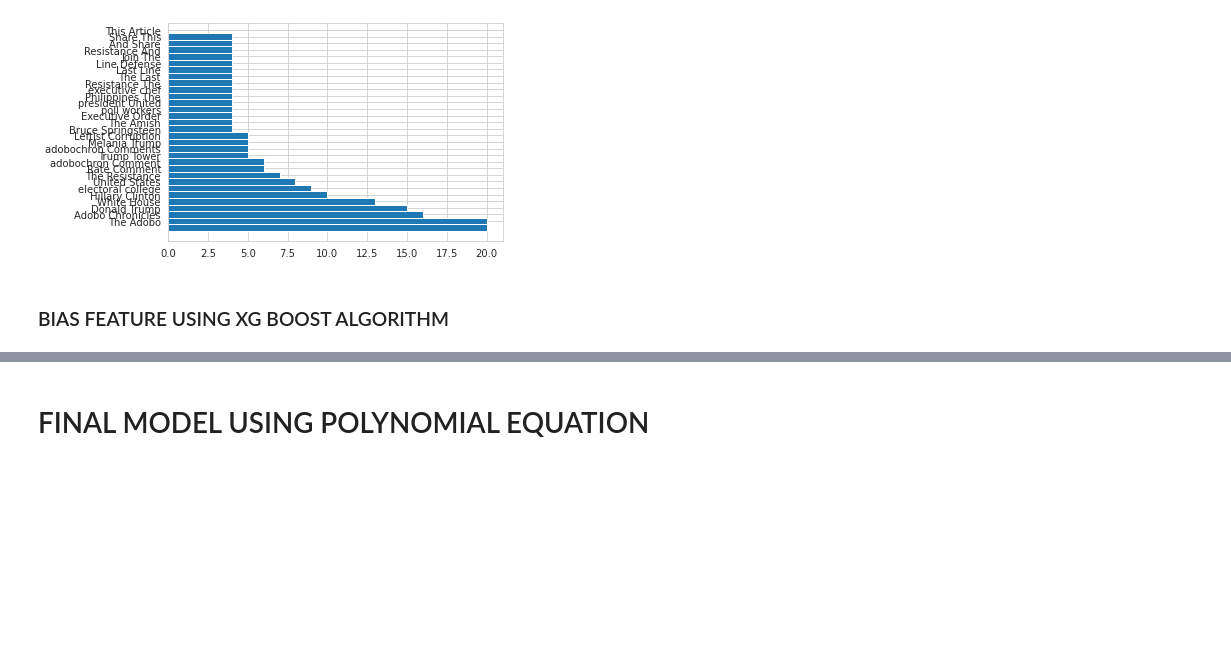
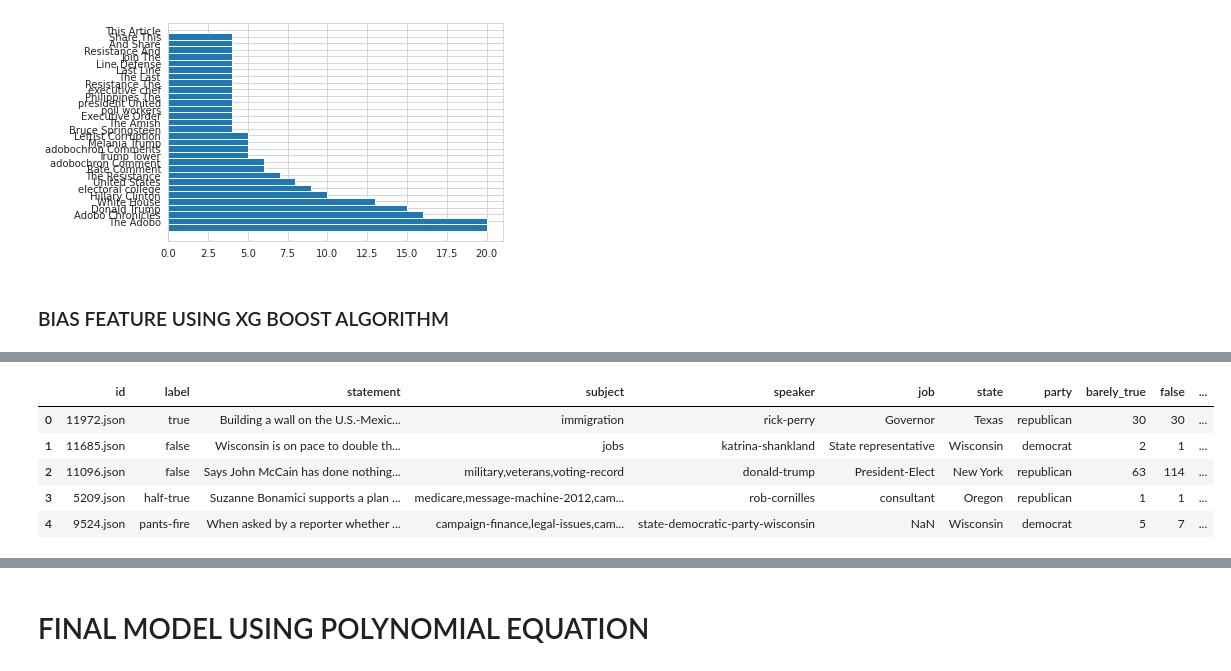
Before and after one commit to srilalithaveerubhotla/ML_AV, a Jupyter notebook: ML_Submission.ipynb, the cells around one changed output, grey strips where cells are left out. Saved outputs shown, nothing was run; the diff lists cells and outputs as text; code cells hidden in the pictures; blank space fills up the shorter version.

```diff
--- a/ML_Submission.ipynb
+++ b/ML_Submission.ipynb
@@ -2333,0 +2466,5 @@ BIAS XGBOOST Model Trained - accuracy:   0.904872
+# %%
+df_liar_test['index'] = df_liar_test.index
+data = df_liar_test
+test_lda = data[['clean', 'index']]
+test_lda.head(4)
@@ -2333,0 +2591,12 @@ BIAS XGBOOST Model Trained - accuracy:   0.904872
+# %%
+df_liar_test = update_lda_results_to_dataset(
+    df_liar_test,headlinetopiccolnames,'clean',
+  dictionary_headline,lda_model_headline,lda_headline_topic_words)
+df_liar_test.head()
+# %% [output]
+|  | id | label | statement | subject | speaker | job | state | party | barely_true | false | ... |
+| 0 | 11972.json | true | Building a wall on the U.S.-Mexic... | immigration | rick-perry | Governor | Texas | republican | 30 | 30 | ... |
+| 1 | 11685.json | false | Wisconsin is on pace to double th... | jobs | katrina-shankland | State representative | Wisconsin | democrat | 2 | 1 | ... |
+| 2 | 11096.json | false | Says John McCain has done nothing... | military,veterans,voting-record | donald-trump | President-Elect | New York | republican | 63 | 114 | ... |
+| 3 | 5209.json | half-true | Suzanne Bonamici supports a plan ... | medicare,message-machine-2012,cam... | rob-cornilles | consultant | Oregon | republican | 1 | 1 | ... |
+| 4 | 9524.json | pants-fire | When asked by a reporter whether ... | campaign-finance,legal-issues,cam... | state-democratic-party-wisconsin | NaN | Wisconsin | democrat | 5 | 7 | ... |
```
Also changed, not shown: parts of 53 cells of this notebook.
